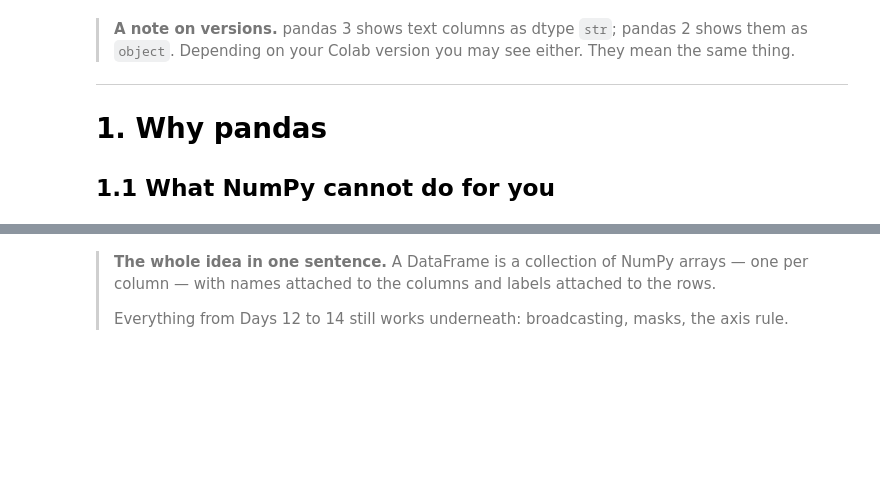
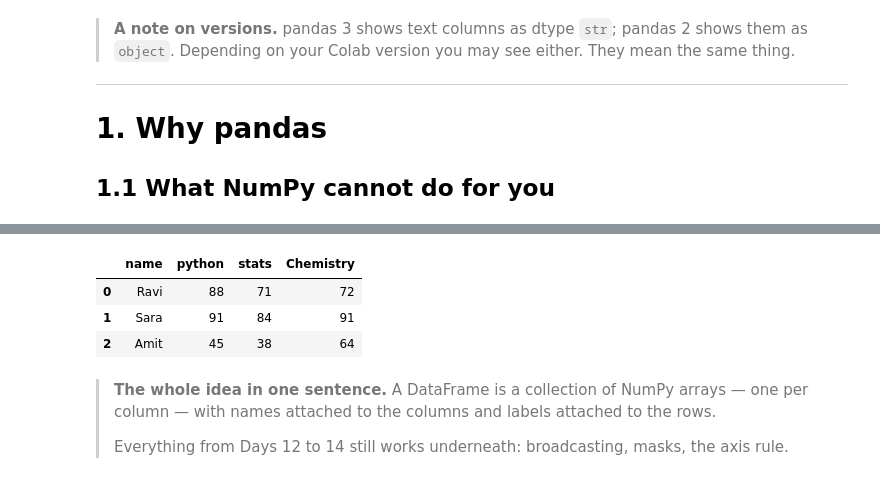
Before and after one commit to Chava-Sai/Artificial-Intelligence-Course, a Jupyter notebook: Day-15-pandas-Series-DataFrames/Day15_Teaching_Notebook.ipynb, the cells around one changed output, grey strips where cells are left out. Saved outputs shown, nothing was run; the diff lists cells and outputs as text; code cells hidden in the pictures; blank space fills up the shorter version.

```diff
--- a/Day-15-pandas-Series-DataFrames/Day15_Teaching_Notebook.ipynb
+++ b/Day-15-pandas-Series-DataFrames/Day15_Teaching_Notebook.ipynb
@@ -43,11 +47,17 @@ print(marks[1, 0])        # which student? which subject? you have to remember
 # %%
 # A DataFrame names everything
 df = pd.DataFrame({
     "name":   ["Ravi", "Sara", "Amit"],
     "python": [88, 91, 45],
     "stats":  [71, 84, 38],
+    "Chemistry" : [72,91,64]
 })
 df
+# %% [output]
+|  | name | python | stats | Chemistry |
+| 0 | Ravi | 88 | 71 | 72 |
+| 1 | Sara | 91 | 84 | 91 |
+| 2 | Amit | 45 | 38 | 64 |
 # %% [markdown]
 > **The whole idea in one sentence.** A DataFrame is a collection of NumPy arrays — one per
 > column — with names attached to the columns and labels attached to the rows.
```
Also changed, not shown: parts of 23 cells of this notebook, 8 other files.
